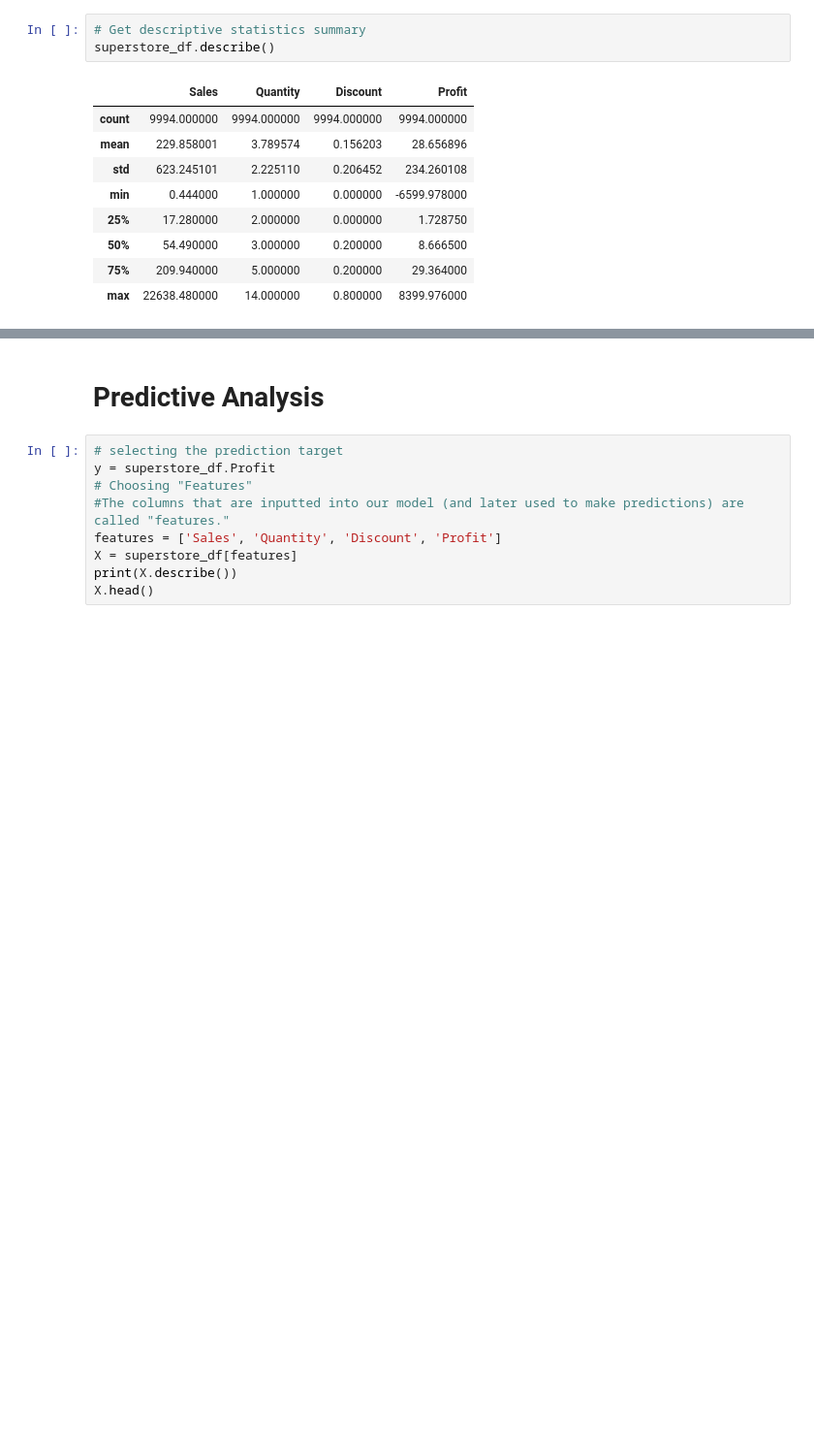
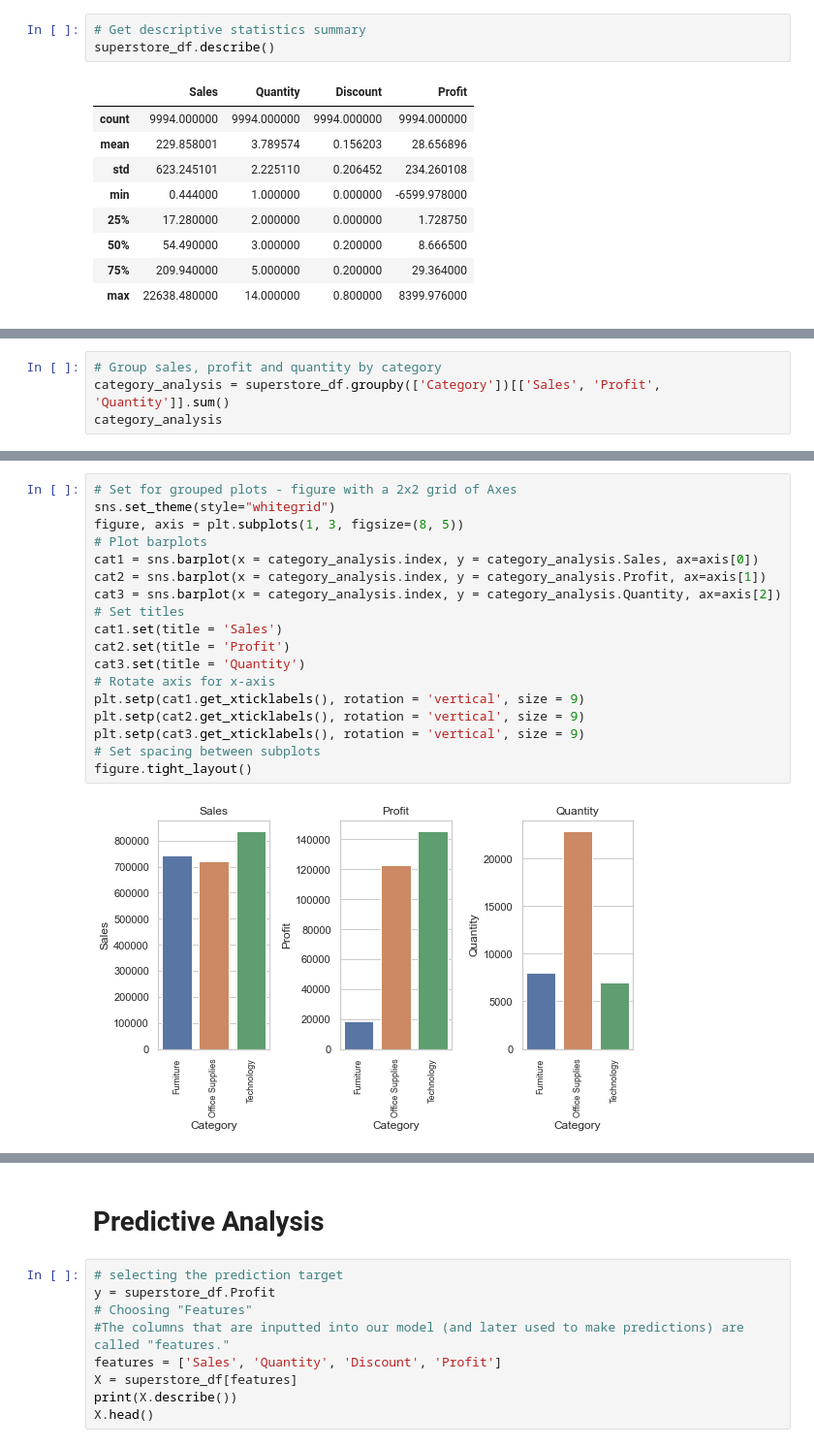
Before and after one commit to bjupreti/superstore_data_analysis, a Jupyter notebook: superstore_eda.ipynb, the cells around one changed output, grey strips where cells are left out. Shown at 97% size. Saved outputs shown, nothing was run; the diff lists cells and outputs as text; blank space fills up the shorter version.

```diff
--- a/superstore_eda.ipynb
+++ b/superstore_eda.ipynb
@@ -254,0 +259,4 @@ superstore_df.describe()
+# %%
+# Group sales, profit and quantity by category
+category_analysis = superstore_df.groupby(['Category'])[['Sales', 'Profit', 'Quantity']].sum()
+category_analysis
@@ -254,0 +269,20 @@ superstore_df.describe()
+# %%
+# Set for grouped plots - figure with a 2x2 grid of Axes
+sns.set_theme(style="whitegrid")
+figure, axis = plt.subplots(1, 3, figsize=(8, 5))
+# Plot barplots
+cat1 = sns.barplot(x = category_analysis.index, y = category_analysis.Sales, ax=axis[0])
+cat2 = sns.barplot(x = category_analysis.index, y = category_analysis.Profit, ax=axis[1])
+cat3 = sns.barplot(x = category_analysis.index, y = category_analysis.Quantity, ax=axis[2])
+# Set titles
+cat1.set(title = 'Sales')
+cat2.set(title = 'Profit')
+cat3.set(title = 'Quantity')
+# Rotate axis for x-axis
+plt.setp(cat1.get_xticklabels(), rotation = 'vertical', size = 9)
+plt.setp(cat2.get_xticklabels(), rotation = 'vertical', size = 9)
+plt.setp(cat3.get_xticklabels(), rotation = 'vertical', size = 9)
+# Set spacing between subplots
+figure.tight_layout()
+# %% [output]
+[figure, added]
```
Also changed, not shown: parts of 30 cells of this notebook.
